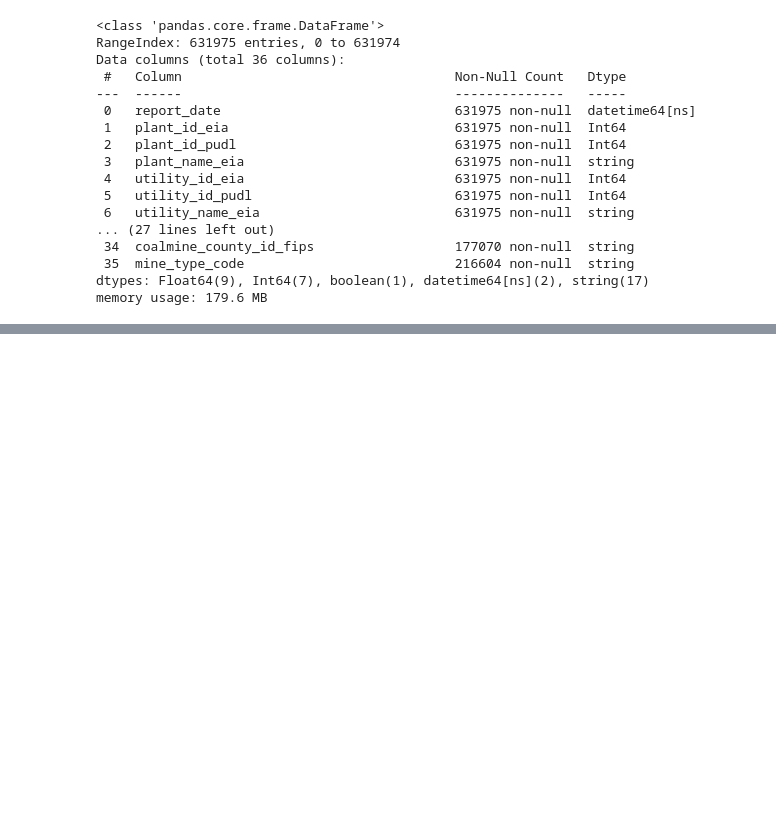
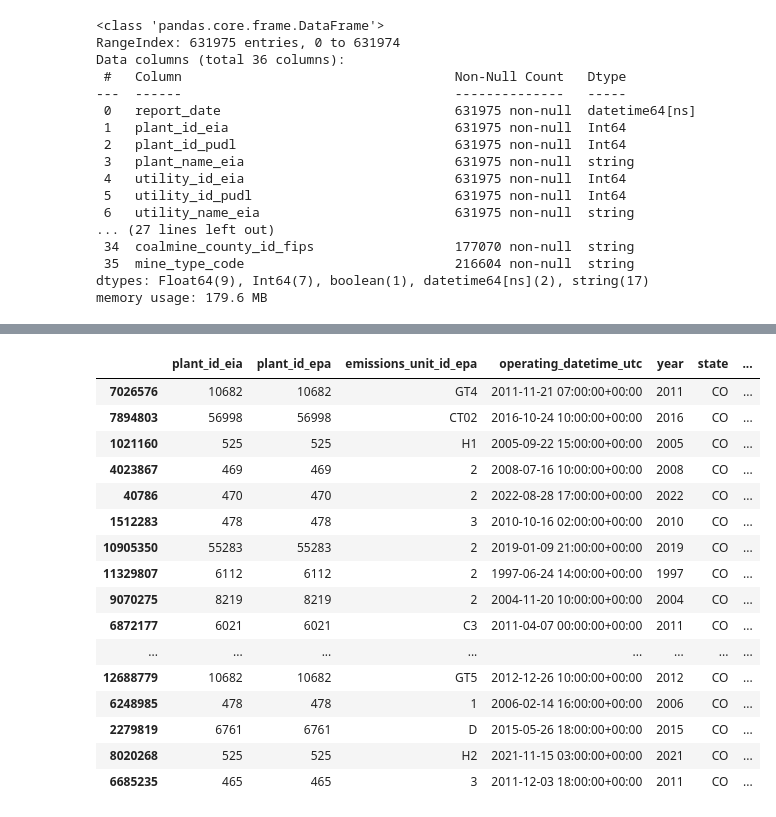
Before and after one commit to zaneselvans/pudl-kaggle-demo, a Jupyter notebook: openmod-pudl-demo-draft.ipynb, the cells around one changed output, grey strips where cells are left out. Drawn from its saved outputs; the diff is of its cells as text; code cells hidden in the pictures; blank space fills up the shorter version.

```diff
--- a/openmod-pudl-demo-draft.ipynb
+++ b/openmod-pudl-demo-draft.ipynb
@@ -76,0 +136,10 @@ frc.sample(20)
+# %%
+%%time
+colo_dd = dd.read_parquet(
+    "/kaggle/input/catalyst-cooperative-pudl/hourly_emissions_epacems.parquet",
+    engine="pyarrow",
+    dtype_backend="pyarrow",
+    filters=[("state", "==", "CO")],
+)
+colo_df2 = colo_dd.compute()
+colo_df2.info()
@@ -76,0 +166,20 @@ frc.sample(20)
+# %%
+colo_df2.sample(20)
+# %% [output]
+|  | plant_id_eia | plant_id_epa | emissions_unit_id_epa | operating_datetime_utc | year | state | ... |
+| 7026576 | 10682 | 10682 | GT4 | 2011-11-21 07:00:00+00:00 | 2011 | CO | ... |
+| 7894803 | 56998 | 56998 | CT02 | 2016-10-24 10:00:00+00:00 | 2016 | CO | ... |
+| 1021160 | 525 | 525 | H1 | 2005-09-22 15:00:00+00:00 | 2005 | CO | ... |
+| 4023867 | 469 | 469 | 2 | 2008-07-16 10:00:00+00:00 | 2008 | CO | ... |
+| 40786 | 470 | 470 | 2 | 2022-08-28 17:00:00+00:00 | 2022 | CO | ... |
+| 1512283 | 478 | 478 | 3 | 2010-10-16 02:00:00+00:00 | 2010 | CO | ... |
+| 10905350 | 55283 | 55283 | 2 | 2019-01-09 21:00:00+00:00 | 2019 | CO | ... |
+| 11329807 | 6112 | 6112 | 2 | 1997-06-24 14:00:00+00:00 | 1997 | CO | ... |
+| 9070275 | 8219 | 8219 | 2 | 2004-11-20 10:00:00+00:00 | 2004 | CO | ... |
+| 6872177 | 6021 | 6021 | C3 | 2011-04-07 00:00:00+00:00 | 2011 | CO | ... |
+| ... | ... | ... | ... | ... | ... | ... | ... |
+| 12688779 | 10682 | 10682 | GT5 | 2012-12-26 10:00:00+00:00 | 2012 | CO | ... |
+| 6248985 | 478 | 478 | 1 | 2006-02-14 16:00:00+00:00 | 2006 | CO | ... |
+| 2279819 | 6761 | 6761 | D | 2015-05-26 18:00:00+00:00 | 2015 | CO | ... |
+| 8020268 | 525 | 525 | H2 | 2021-11-15 03:00:00+00:00 | 2021 | CO | ... |
+| 6685235 | 465 | 465 | 3 | 2011-12-03 18:00:00+00:00 | 2011 | CO | ... |
```
Also changed, not shown: parts of 7 cells of this notebook.
